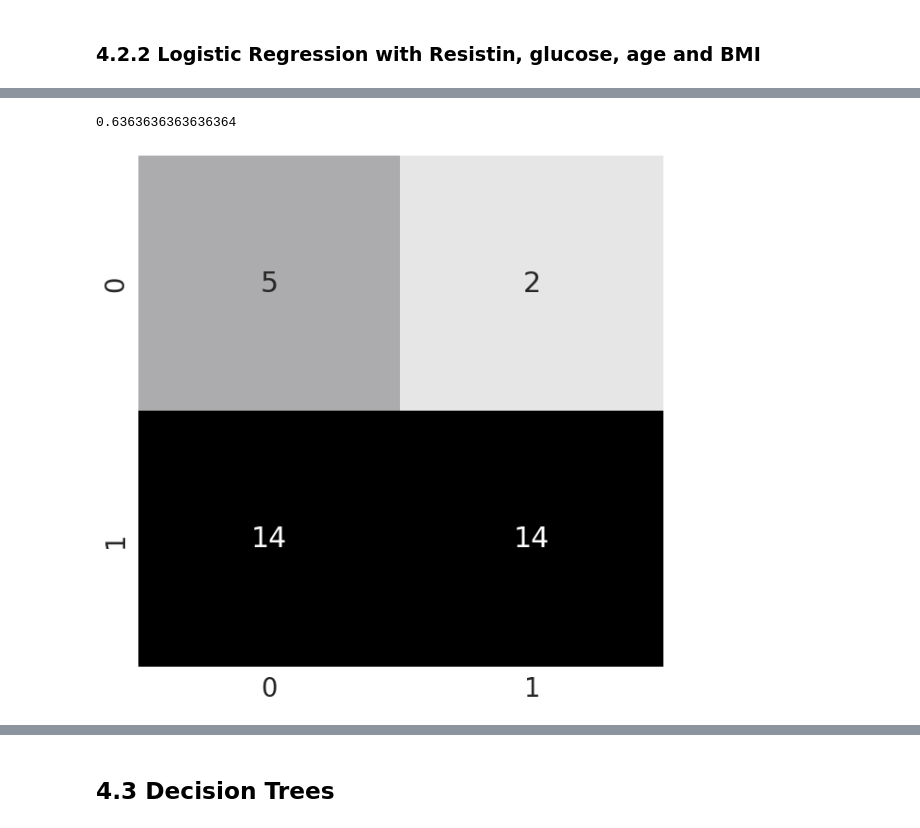
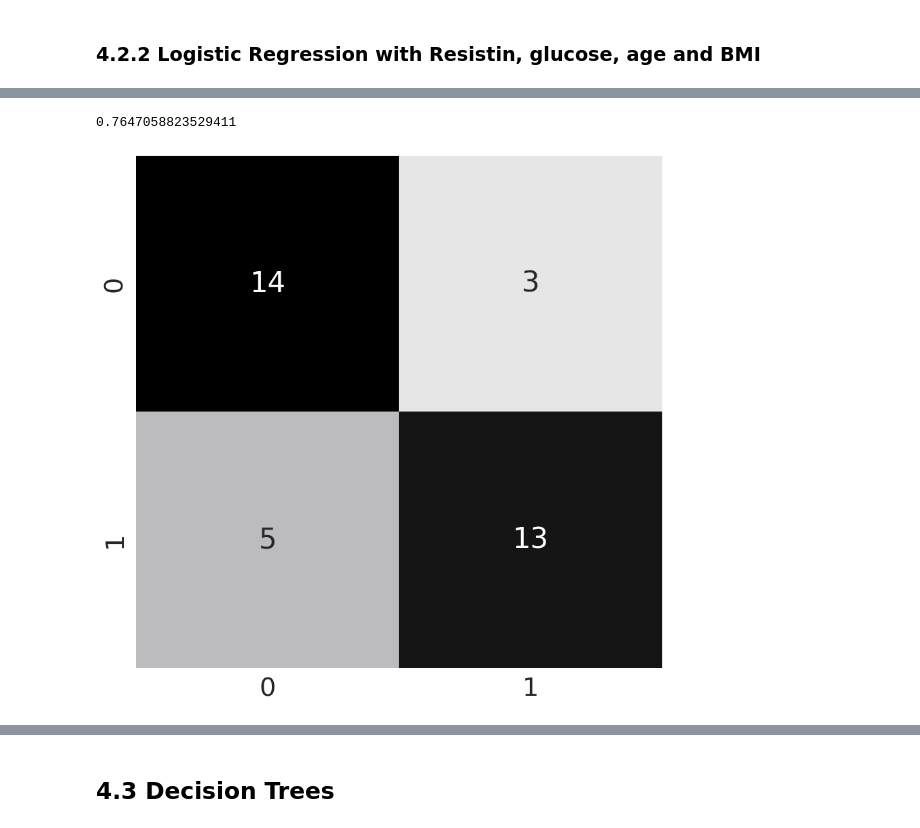
Before and after one commit to jbEmanuel/Machine_Course, a Jupyter notebook: Breast_Cancer_Classification.ipynb, the cells around one changed output, grey strips where cells are left out. Saved outputs shown, nothing was run; the diff lists cells and outputs as text; code cells hidden in the pictures.

```diff
--- a/Breast_Cancer_Classification.ipynb
+++ b/Breast_Cancer_Classification.ipynb
@@ -427,18 +480,2 @@ conf_matrix_lr = plot_confusion_matrix(y_p_lr, y_test)
 # %% [markdown]
 ### 4.2.2 Logistic Regression with Resistin, glucose, age and BMI
-# %%
-lr = LogisticRegression()
-#create a dictionary of all values we want to test for n_neighbors
-param_grid = {"C": np.array([1.0, 0.1, 0.001]), "penalty":["l1","l2"], "solver": ["liblinear","saga"]}
-#use gridsearch to test all values for n_neighbors
-
-for metric in ('f1', 'accuracy', 'recall', 'precision','roc_auc'):
-    lr_gscv_rf = GridSearchCV(lr, param_grid, cv=10, scoring=str(metric))
-    #fit model to data
-    lr_gscv_rf.fit(X_train_std_rf, y_train)
-
-    #check top performing n_neighbors value
-    print(f'Number of C using {metric} metric: {lr_gscv_rf.best_params_["C"]}')
-    print(f'Best Solver is: {lr_gscv_rf.best_params_["solver"]}')
-    print(f'Best Penalty: {lr_gscv_rf.best_params_["penalty"]}')
-    print(f'Best score using {metric} metric', lr_gscv_rf.best_score_)
@@ -465,0 +482,8 @@ Best score using roc_auc metric 0.7433333333333334
+# %%
+param_grid_rf = {"C": np.array([1.0, 0.1, 0.001]), "solver": ["liblinear","saga"]}
+# %%
+#use gridsearch to find the best model
+
+lr_gs_rf = GridSearchCV(lr, param_grid_rf, scoring= my_scores, cv = 10, refit= 'roc_auc')
+#fit model to data
+lr_gs_rf.fit(X_train_std_rf, y_train_rf)
@@ -466,11 +502,11 @@ Best score using roc_auc metric 0.7433333333333334
 # %%
-final_model_lr_rf = lr_gscv_rf.best_estimator_
-y_p_lr_rf = final_model_lr.predict(X_test_std_rf)
-final_metric_lr_rf = f1_score(y_p_lr_rf, y_test)
+final_model_lr_rf = lr_gs_rf.best_estimator_
+y_p_lr_rf = final_model_lr_rf.predict(X_test_std_rf)
+final_metric_lr_rf = skmetrics.f1_score(y_p_lr_rf, y_test_rf)
 print(final_metric_lr_rf)
 # %% [output]
-0.6363636363636364
+0.7647058823529411
 # %%
-conf_matrix_lr = plot_confusion_matrix(y_p_lr, y_test)
+conf_matrix_lr = plot_confusion_matrix(y_p_lr_rf, y_test_rf)
 # %% [output]
-[figure, old version]
+[figure, new version]
```
Also changed, not shown: parts of 90 cells of this notebook.
